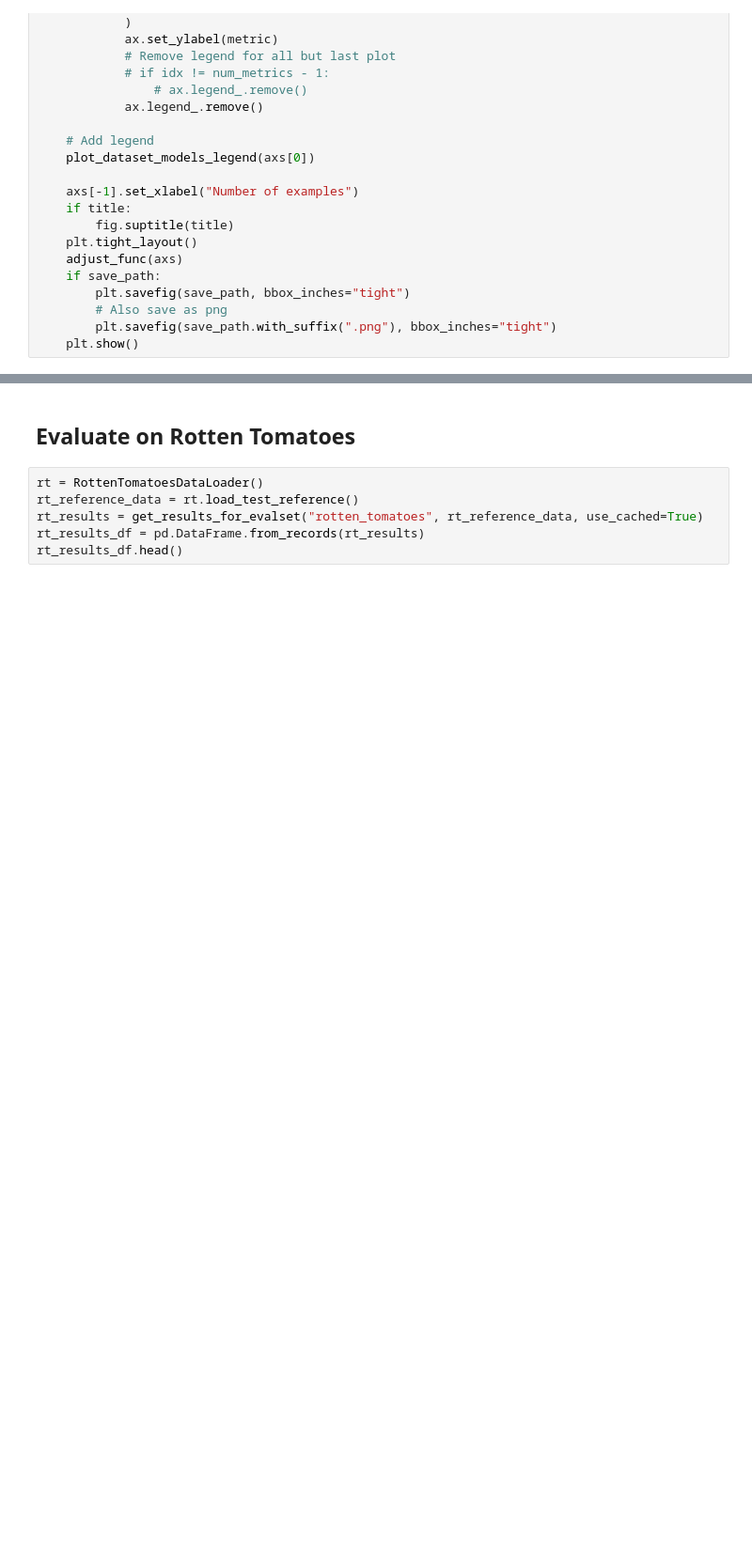
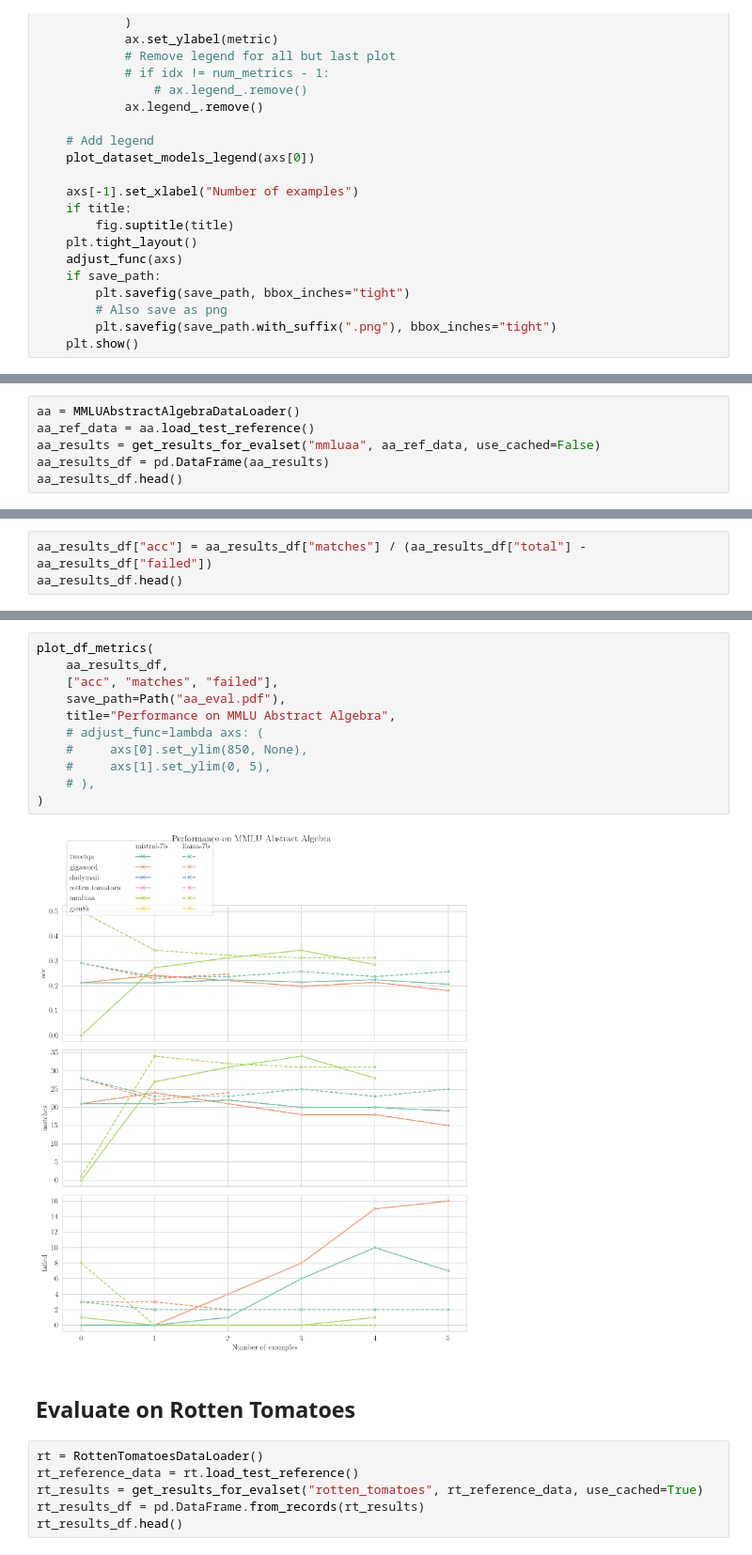
Before and after one commit to ivaxi0s/llm-task-switch, a Jupyter notebook: results/plot_metrics.ipynb, the cells around one changed output, grey strips where cells are left out. Shown at 94% size. Cells and saved outputs as stored; diff of their text form; blank space fills up the shorter version.

```diff
--- a/results/plot_metrics.ipynb
+++ b/results/plot_metrics.ipynb
@@ -221,0 +280,6 @@ plt.show()
+# %%
+aa = MMLUAbstractAlgebraDataLoader()
+aa_ref_data = aa.load_test_reference()
+aa_results = get_results_for_evalset("mmluaa", aa_ref_data, use_cached=False)
+aa_results_df = pd.DataFrame(aa_results)
+aa_results_df.head()
@@ -221,0 +310,3 @@ plt.show()
+# %%
+aa_results_df["acc"] = aa_results_df["matches"] / (aa_results_df["total"] - aa_results_df["failed"])
+aa_results_df.head()
@@ -222,3 +320,16 @@ plt.show()
+# %%
+plot_df_metrics(
+    aa_results_df,
+    ["acc", "matches", "failed"],
+    save_path=Path("aa_eval.pdf"),
+    title="Performance on MMLU Abstract Algebra",
+    # adjust_func=lambda axs: (
+    #     axs[0].set_ylim(850, None),
+    #     axs[1].set_ylim(0, 5),
+    # ),
+)
+# %% [output]
+[figure, added]
 # %% [markdown]
 ## Evaluate on Rotten Tomatoes
 # %%
```
Also changed, not shown: parts of 16 cells of this notebook, 6 other files.
